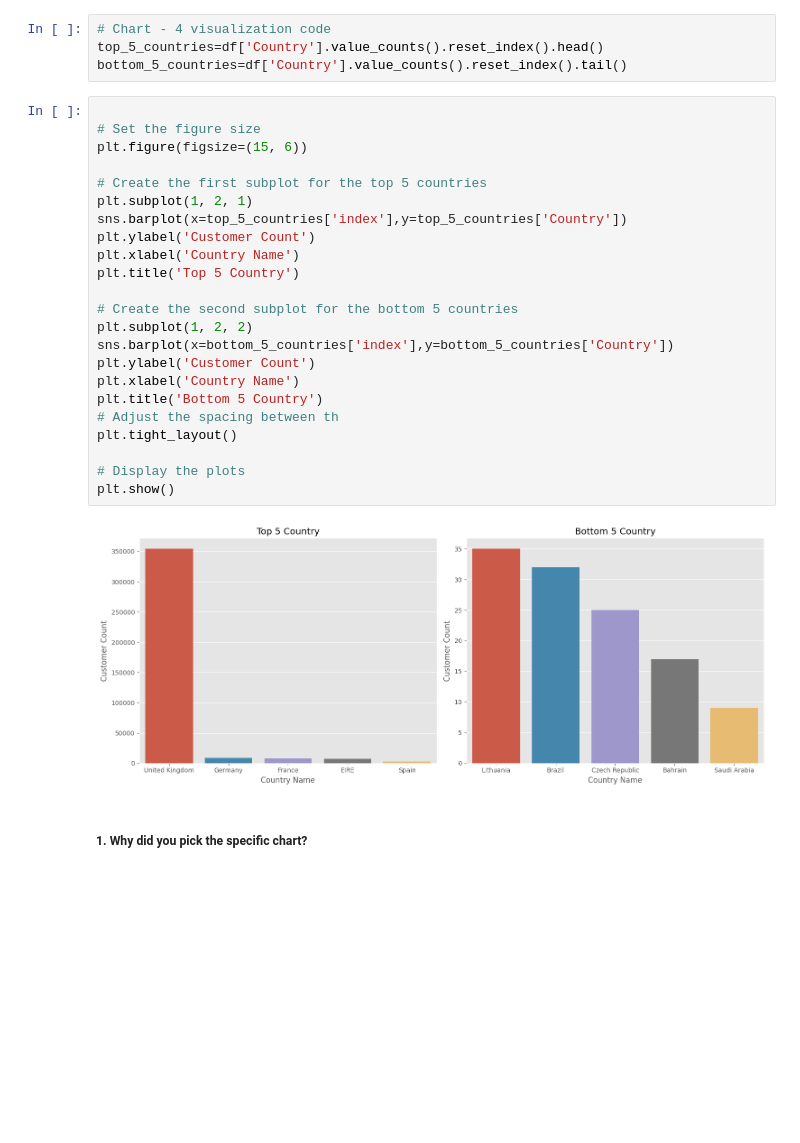
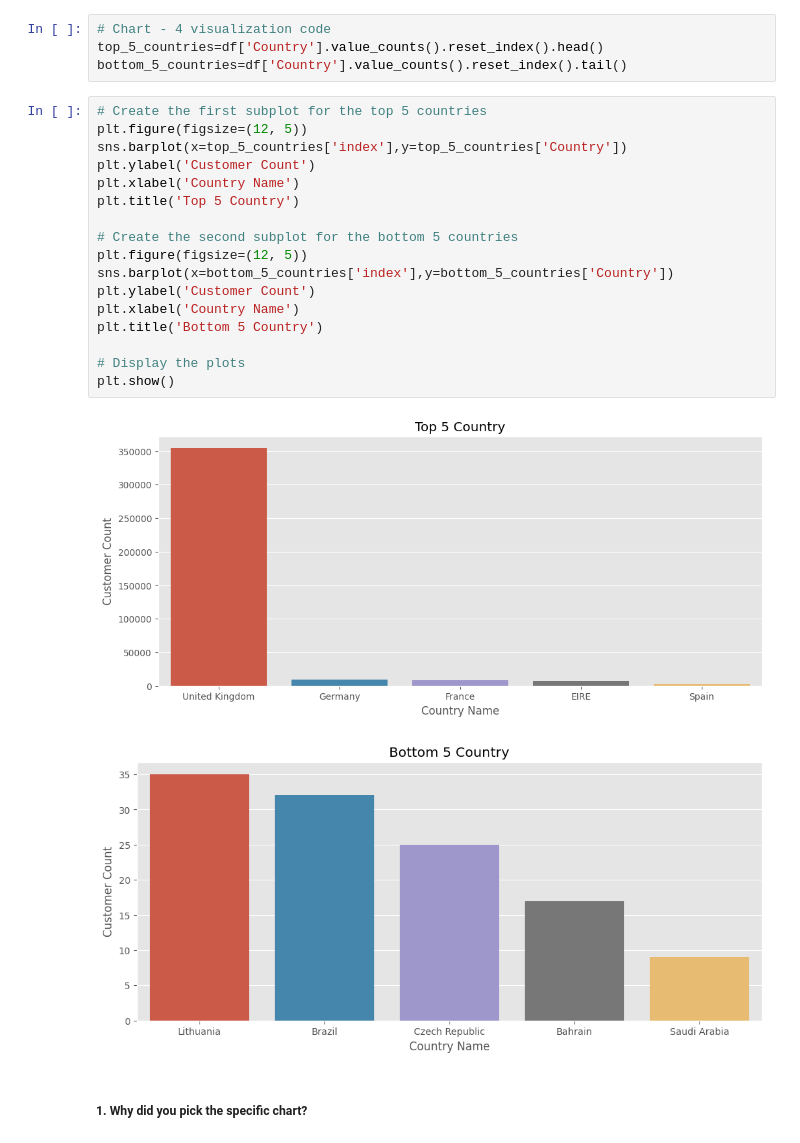
Before and after one commit to Pooja-2709/Unsupervied, a Jupyter notebook: Online_Retail_Customer_Segmentation.ipynb, the cells around one changed output. Cells and saved outputs as stored; diff of their text form; blank space fills up the shorter version.

```diff
--- a/Online_Retail_Customer_Segmentation.ipynb
+++ b/Online_Retail_Customer_Segmentation.ipynb
@@ -447,30 +448,25 @@ It indicates a positive impact on revenue and customer loyalty, highlighting opp
 top_5_countries=df['Country'].value_counts().reset_index().head()
 bottom_5_countries=df['Country'].value_counts().reset_index().tail()
 # %%
-
-# Set the figure size
-plt.figure(figsize=(15, 6))
-
 # Create the first subplot for the top 5 countries
-plt.subplot(1, 2, 1)
+plt.figure(figsize=(12, 5))
 sns.barplot(x=top_5_countries['index'],y=top_5_countries['Country'])
 plt.ylabel('Customer Count')
 plt.xlabel('Country Name')
 plt.title('Top 5 Country')
 
 # Create the second subplot for the bottom 5 countries
-plt.subplot(1, 2, 2)
+plt.figure(figsize=(12, 5))
 sns.barplot(x=bottom_5_countries['index'],y=bottom_5_countries['Country'])
 plt.ylabel('Customer Count')
 plt.xlabel('Country Name')
 plt.title('Bottom 5 Country')
-# Adjust the spacing between th
-plt.tight_layout()
 
 # Display the plots
 plt.show()
 # %% [output]
-[figure, old version]
+[figure, new version]
+[figure, added]
 # %% [markdown]
 ##### 1. Why did you pick the specific chart?
 # %% [markdown]
```
Also changed, not shown: parts of 2 cells of this notebook.
